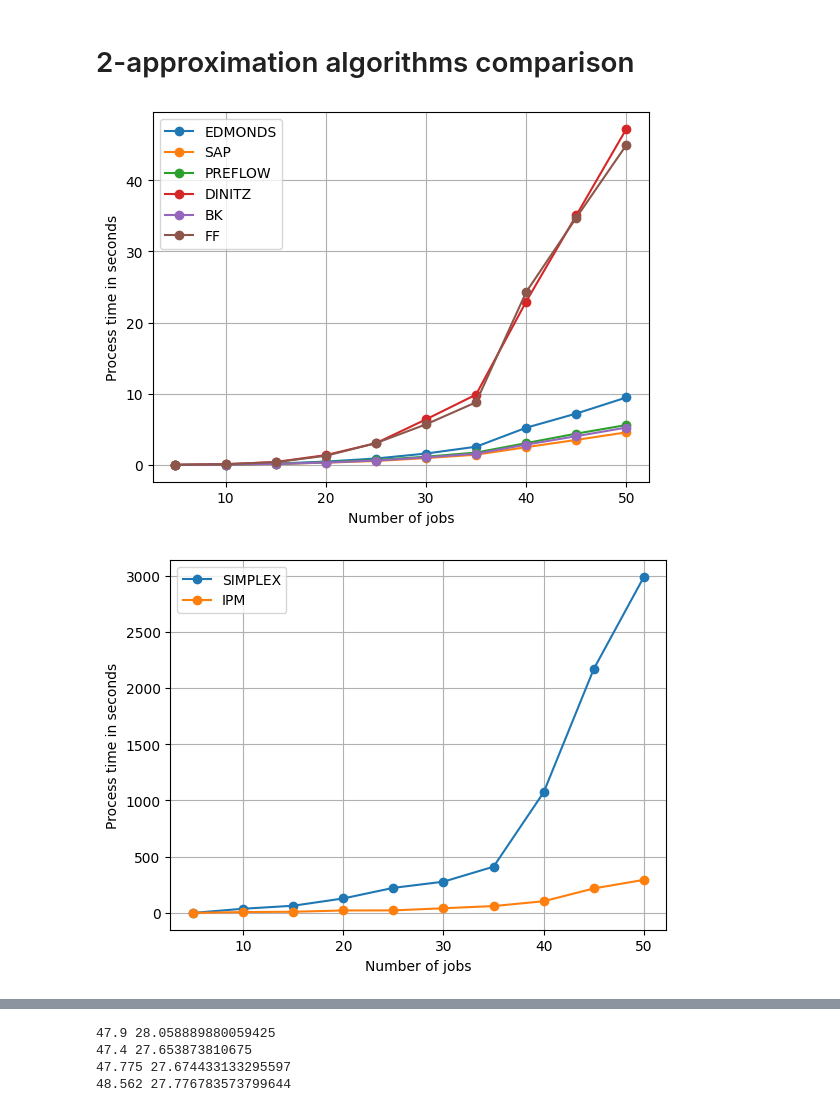
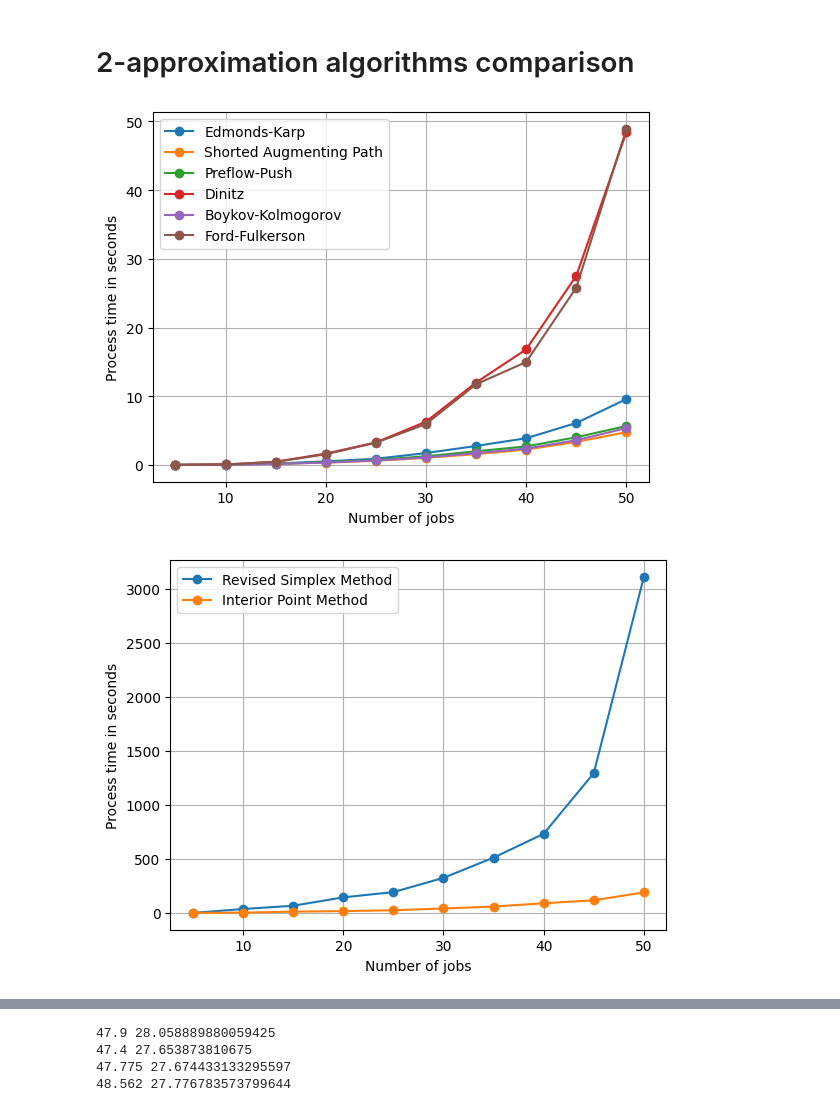
Before and after one commit to nikita-kostin/active-time-scheduling, a Jupyter notebook: comparison.ipynb, the cells around one changed output, grey strips where cells are left out. Saved outputs shown, nothing was run; the diff lists cells and outputs as text; code cells hidden in the pictures.

```diff
--- a/comparison.ipynb
+++ b/comparison.ipynb
@@ -27,7 +27,10 @@ from schedulers import (
 approx_eff_testcases = {}
 approx_eff_n = list(range(5, 51, 5))
 
-is_feasible = partial(GreedyScheduler(FlowMethod.PREFLOW_PUSH).process, max_concurrency=3)
+is_feasible = partial(
+    LinearProgrammingRoundedScheduler(LinearProgrammingMethod.HIGHS).process,
+    max_concurrency=3,
+)
 
 for number_of_jobs in approx_eff_n:
     max_t = number_of_jobs * 4
@@ -94,12 +97,12 @@ for number_of_jobs, testcases in approx_eff_testcases.items():
         elapsed_time = process_time() - start_time
         ford_fulkerson_t[-1] += elapsed_time / len(testcases)
 # %%
-plt.plot(approx_eff_n, edmonds_karp_t, marker='o', label='EDMONDS')
-plt.plot(approx_eff_n, shortest_augmenting_path_t, marker='o', label='SAP')
-plt.plot(approx_eff_n, preflow_push_t, marker='o', label='PREFLOW')
-plt.plot(approx_eff_n, dinitz_t, marker='o', label='DINITZ')
-plt.plot(approx_eff_n, boykov_kolmogorov_t, marker='o', label='BK')
-plt.plot(approx_eff_n, ford_fulkerson_t, marker='o', label='FF')
+plt.plot(approx_eff_n, edmonds_karp_t, marker='o', label='Edmonds-Karp')
+plt.plot(approx_eff_n, shortest_augmenting_path_t, marker='o', label='Shorted Augmenting Path')
+plt.plot(approx_eff_n, preflow_push_t, marker='o', label='Preflow-Push')
+plt.plot(approx_eff_n, dinitz_t, marker='o', label='Dinitz')
+plt.plot(approx_eff_n, boykov_kolmogorov_t, marker='o', label='Boykov-Kolmogorov')
+plt.plot(approx_eff_n, ford_fulkerson_t, marker='o', label='Ford-Fulkerson')
 
 plt.legend()
 
@@ -109,7 +112,7 @@ plt.ylabel('Process time in seconds')
 plt.grid()
 plt.savefig('./figures/greedy_flow_methods.png', bbox_inches='tight')
 # %% [output]
-[figure, old version]
+[figure, new version]
 # %%
 simplex_t = []
 interior_point_t = []
@@ -132,17 +135,17 @@ for number_of_jobs, testcases in approx_eff_testcases.items():
         elapsed_time = process_time() - start_time
         interior_point_t[-1] += elapsed_time / len(testcases)
 # %%
-plt.plot(approx_eff_n, simplex_t, marker='o', label='SIMPLEX')
-plt.plot(approx_eff_n, interior_point_t, marker='o', label='IPM')
+plt.plot(approx_eff_n, simplex_t, marker='o', label='Revised Simplex Method')
+plt.plot(approx_eff_n, interior_point_t, marker='o', label='Interior Point Method')
 
 plt.legend()
 
 plt.xlabel('Number of jobs')
 plt.ylabel('Process time in seconds')
 
 plt.grid()
 plt.savefig('./figures/lp_rounded_lp_methods.png', bbox_inches='tight')
 # %% [output]
-[figure, old version]
+[figure, new version]
 # %%
 plt.plot(approx_eff_n, boykov_kolmogorov_t, marker='o', label='GREEDY')
```
Also changed, not shown: parts of 2 cells of this notebook.
